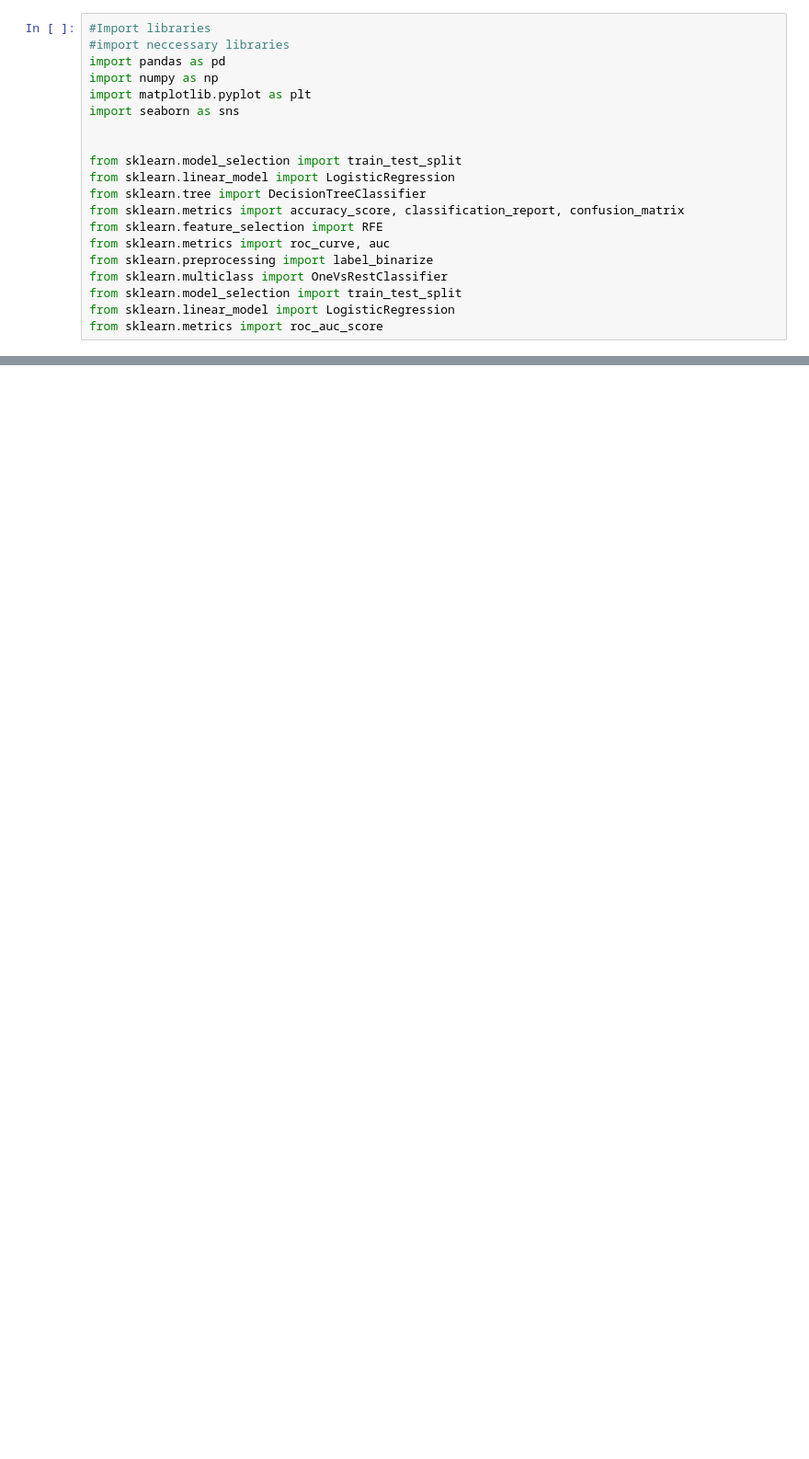
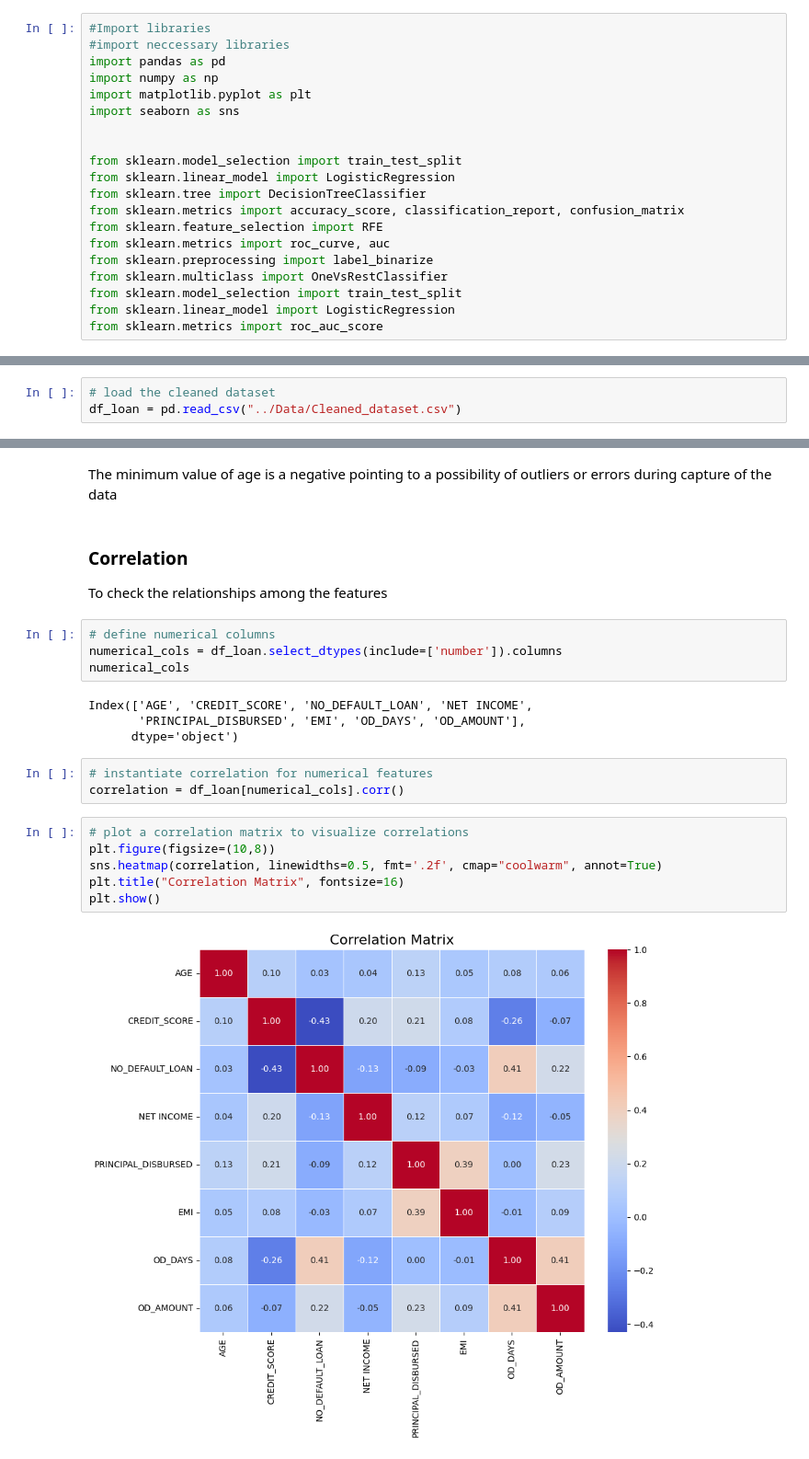
Before and after one commit to AlexIrungu/DSC-CapstoneProject, a Jupyter notebook: notebooks/james.ipynb, the cells around one changed output, grey strips where cells are left out. Shown at 92% size. Drawn from its saved outputs; the diff is of its cells as text; blank space fills up the shorter version.

Commit message:
Data cleaning and part of EDA

```diff
--- a/notebooks/james.ipynb
+++ b/notebooks/james.ipynb
@@ -495,0 +282,3 @@ df['age'] = df['date_of_birth'].apply(lambda dob: relativedelta(current_date, do
+# %%
+# load the cleaned dataset
+df_loan = pd.read_csv("../Data/Cleaned_dataset.csv")
@@ -495,0 +359,24 @@ df['age'] = df['date_of_birth'].apply(lambda dob: relativedelta(current_date, do
+# %% [markdown]
+The minimum value of age is a negative pointing to a possibility of outliers or errors during capture of the data
+# %% [markdown]
+### Correlation
+To check the relationships among the features
+# %%
+# define numerical columns
+numerical_cols = df_loan.select_dtypes(include=['number']).columns
+numerical_cols
+# %% [output]
+Index(['AGE', 'CREDIT_SCORE', 'NO_DEFAULT_LOAN', 'NET INCOME',
+       'PRINCIPAL_DISBURSED', 'EMI', 'OD_DAYS', 'OD_AMOUNT'],
+      dtype='object')
+# %%
+# instantiate correlation for numerical features
+correlation = df_loan[numerical_cols].corr()
+# %%
+# plot a correlation matrix to visualize correlations
+plt.figure(figsize=(10,8))
+sns.heatmap(correlation, linewidths=0.5, fmt='.2f', cmap="coolwarm", annot=True)
+plt.title("Correlation Matrix", fontsize=16)
+plt.show()
+# %% [output]
+[figure, added]
```
Also changed, not shown: parts of 97 cells of this notebook, 3 other files.
